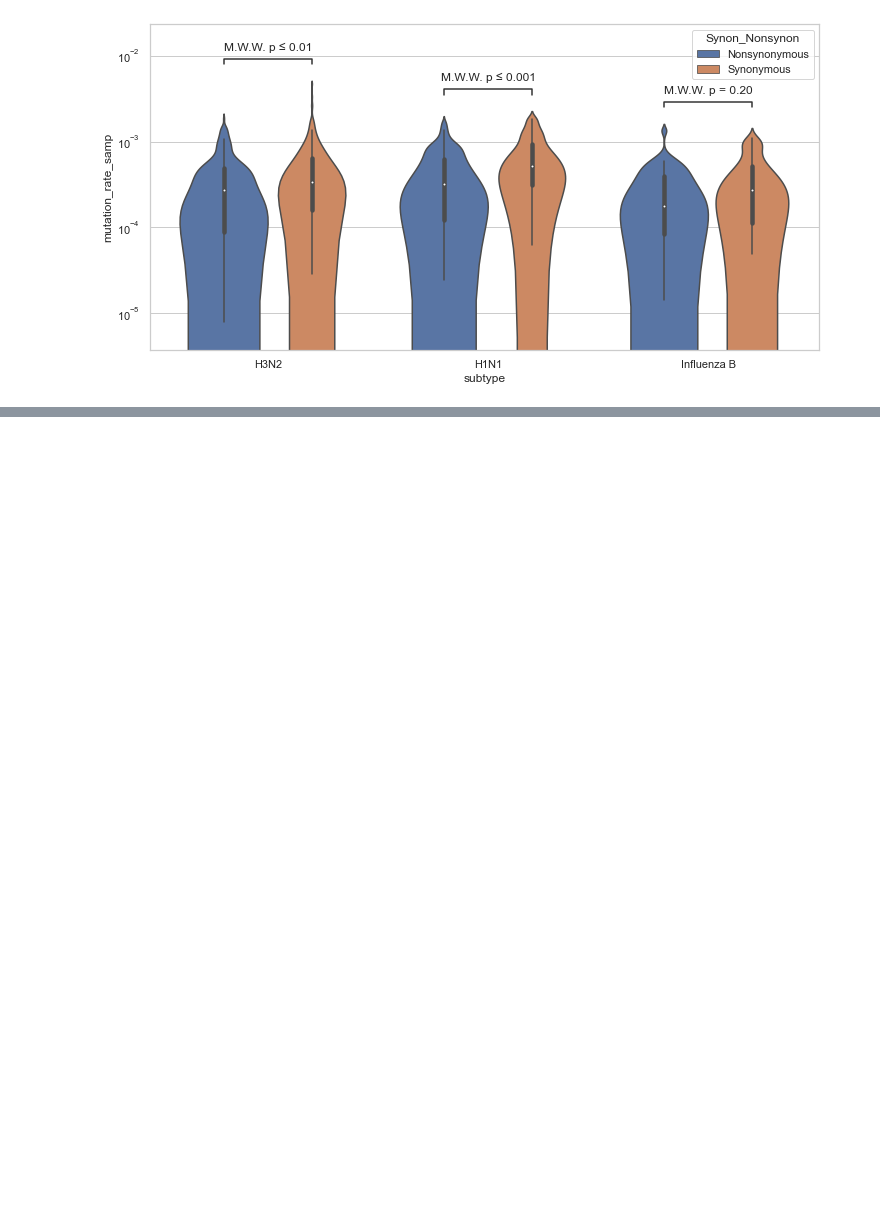
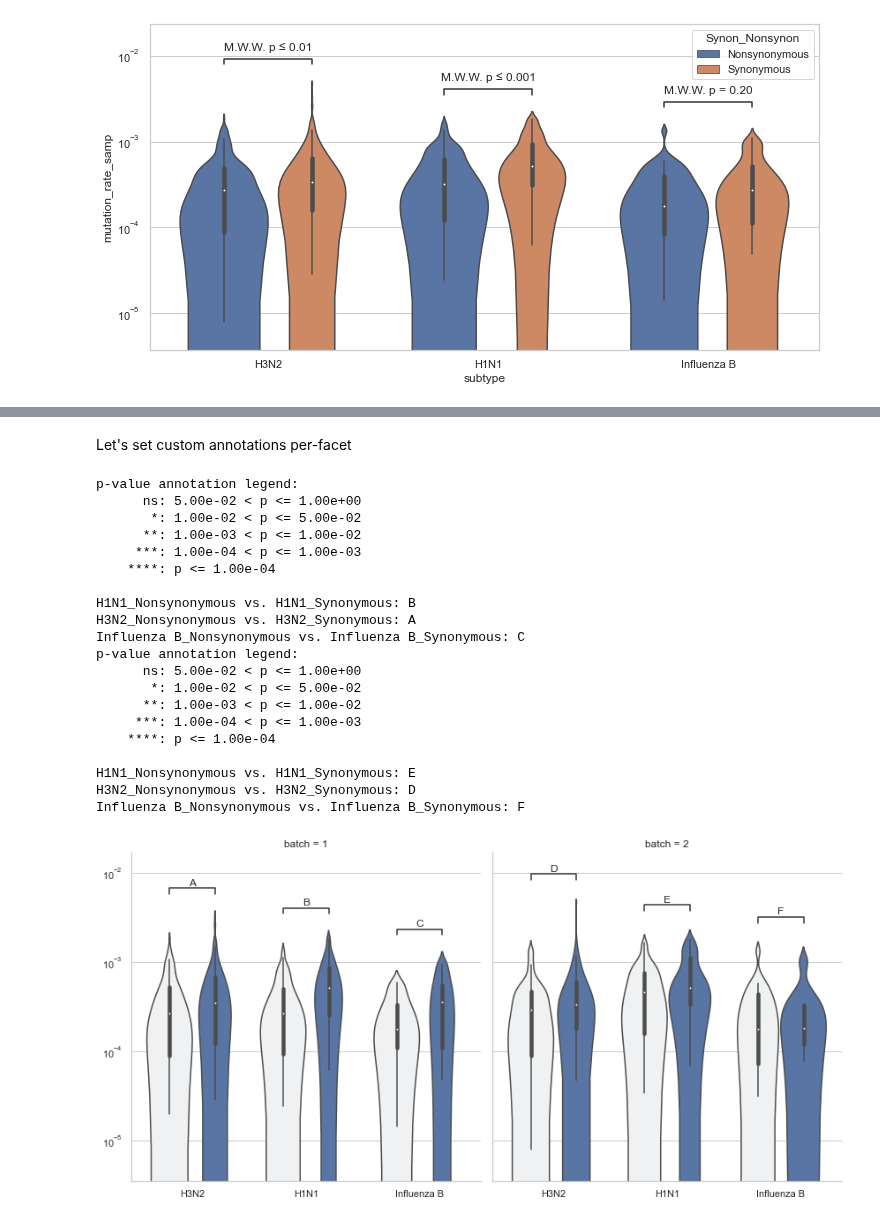
Before and after one commit to trevismd/statannotations, a Jupyter notebook: usage/example.ipynb, the cells around one changed output, grey strips where cells are left out. Drawn from its saved outputs; the diff is of its cells as text; code cells hidden in the pictures; blank space fills up the shorter version.

```diff
--- a/usage/example.ipynb
+++ b/usage/example.ipynb
@@ -668,0 +720,49 @@ Influenza B_Nonsynonymous vs. Influenza B_Synonymous: Mann-Whitney-Wilcoxon test
+# %% [markdown]
+Let's set custom annotations per-facet
+# %%
+custom_annotations = iter(
+    [
+            [[['A', 'B', 'C']], {}],
+            [[['D', 'E', 'F']], {}]
+    ]
+)
+g = sns.FacetGrid(samples_with_batches, col='batch', height=6, sharey=True)
+g.map_dataframe(
+    annot.plot_and_annotate_facets,
+    plot='violinplot',
+    plot_params={
+        "x": "subtype",
+        "y":"mutation_rate_samp",
+        "order": ["H3N2", "H1N1", "Influenza B"],
+        'hue':'Synon_Nonsynon',
+        "hue_order": ['Nonsynonymous','Synonymous'],
+        "dodge": True,
+    },
+    configuration={"comparisons_correction": None},
+    annotation_func="set_custom_annotations",
+    annotation_params_each=custom_annotations,
+    ax_op_before=[["set_yscale", ["log"], {}]]
+)
+plt.show()
+# %% [output]
+p-value annotation legend:
+      ns: 5.00e-02 < p <= 1.00e+00
+       *: 1.00e-02 < p <= 5.00e-02
+      **: 1.00e-03 < p <= 1.00e-02
+     ***: 1.00e-04 < p <= 1.00e-03
+    ****: p <= 1.00e-04
+
+H1N1_Nonsynonymous vs. H1N1_Synonymous: B
+H3N2_Nonsynonymous vs. H3N2_Synonymous: A
+Influenza B_Nonsynonymous vs. Influenza B_Synonymous: C
+p-value annotation legend:
+      ns: 5.00e-02 < p <= 1.00e+00
+       *: 1.00e-02 < p <= 5.00e-02
+      **: 1.00e-03 < p <= 1.00e-02
+     ***: 1.00e-04 < p <= 1.00e-03
+    ****: p <= 1.00e-04
+
+H1N1_Nonsynonymous vs. H1N1_Synonymous: E
+H3N2_Nonsynonymous vs. H3N2_Synonymous: D
+Influenza B_Nonsynonymous vs. Influenza B_Synonymous: F
+[figure, added]
```
Also changed, not shown: parts of 8 cells of this notebook, 3 other files.
